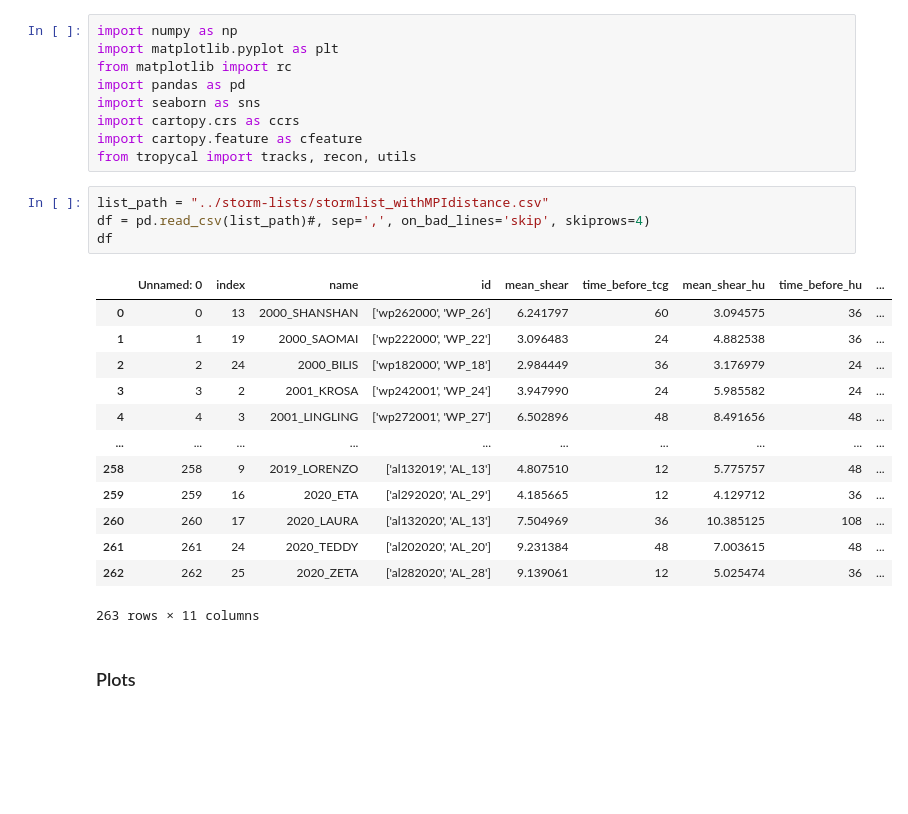
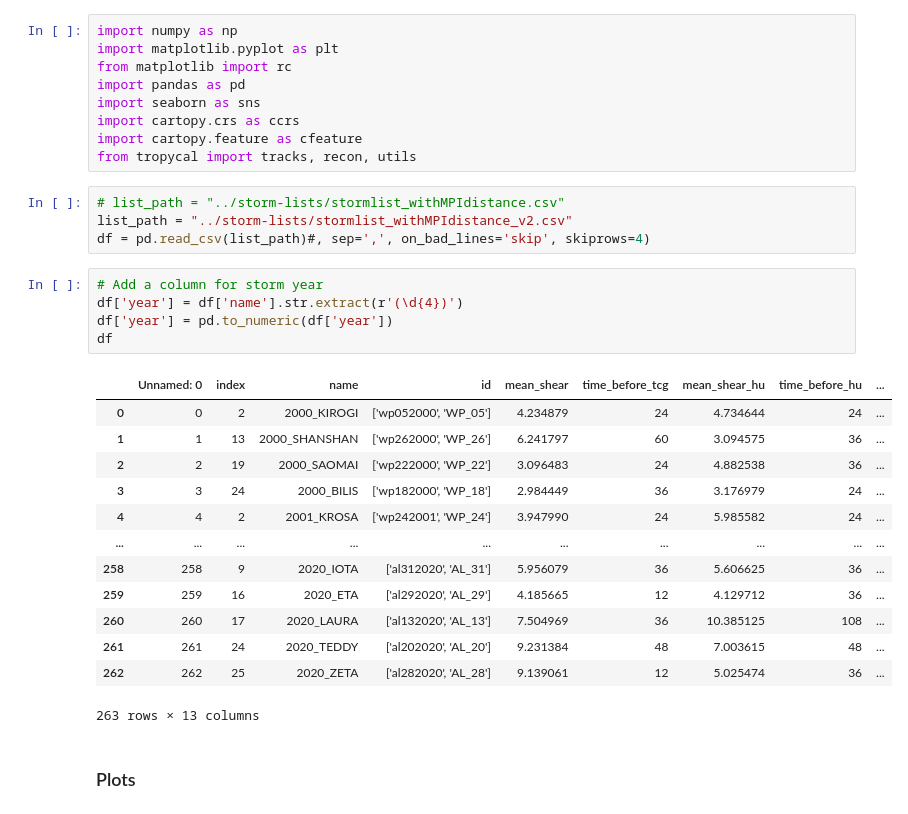
Before and after one commit to jhruppert/tc-crfrad, a Jupyter notebook: analysis/storm_list_hist.ipynb, the cells around one changed output. Drawn from its saved outputs; the diff is of its cells as text; blank space fills up the shorter version.

```diff
--- a/analysis/storm_list_hist.ipynb
+++ b/analysis/storm_list_hist.ipynb
@@ -27,23 +27,28 @@ import cartopy.crs as ccrs
 import cartopy.feature as cfeature
 from tropycal import tracks, recon, utils
 # %%
-list_path = "../storm-lists/stormlist_withMPIdistance.csv"
+# list_path = "../storm-lists/stormlist_withMPIdistance.csv"
+list_path = "../storm-lists/stormlist_withMPIdistance_v2.csv"
 df = pd.read_csv(list_path)#, sep=',', on_bad_lines='skip', skiprows=4)
-df
-# %% [output]
-|  | Unnamed: 0 | index | name | id | mean_shear | time_before_tcg | mean_shear_hu | time_before_hu | ... |
-| 0 | 0 | 13 | 2000_SHANSHAN | ['wp262000', 'WP_26'] | 6.241797 | 60 | 3.094575 | 36 | ... |
-| 1 | 1 | 19 | 2000_SAOMAI | ['wp222000', 'WP_22'] | 3.096483 | 24 | 4.882538 | 36 | ... |
-| 2 | 2 | 24 | 2000_BILIS | ['wp182000', 'WP_18'] | 2.984449 | 36 | 3.176979 | 24 | ... |
-| 3 | 3 | 2 | 2001_KROSA | ['wp242001', 'WP_24'] | 3.947990 | 24 | 5.985582 | 24 | ... |
-| 4 | 4 | 3 | 2001_LINGLING | ['wp272001', 'WP_27'] | 6.502896 | 48 | 8.491656 | 48 | ... |
-| ... | ... | ... | ... | ... | ... | ... | ... | ... | ... |
-| 258 | 258 | 9 | 2019_LORENZO | ['al132019', 'AL_13'] | 4.807510 | 12 | 5.775757 | 48 | ... |
-| 259 | 259 | 16 | 2020_ETA | ['al292020', 'AL_29'] | 4.185665 | 12 | 4.129712 | 36 | ... |
-| 260 | 260 | 17 | 2020_LAURA | ['al132020', 'AL_13'] | 7.504969 | 36 | 10.385125 | 108 | ... |
-| 261 | 261 | 24 | 2020_TEDDY | ['al202020', 'AL_20'] | 9.231384 | 48 | 7.003615 | 48 | ... |
-| 262 | 262 | 25 | 2020_ZETA | ['al282020', 'AL_28'] | 9.139061 | 12 | 5.025474 | 36 | ... |
-263 rows × 11 columns
+# %%
+# Add a column for storm year
+df['year'] = df['name'].str.extract(r'(\d{4})')
+df['year'] = pd.to_numeric(df['year'])
+df
+# %% [output]
+|  | Unnamed: 0 | index | name | id | mean_shear | time_before_tcg | mean_shear_hu | time_before_hu | ... |
+| 0 | 0 | 2 | 2000_KIROGI | ['wp052000', 'WP_05'] | 4.234879 | 24 | 4.734644 | 24 | ... |
+| 1 | 1 | 13 | 2000_SHANSHAN | ['wp262000', 'WP_26'] | 6.241797 | 60 | 3.094575 | 36 | ... |
+| 2 | 2 | 19 | 2000_SAOMAI | ['wp222000', 'WP_22'] | 3.096483 | 24 | 4.882538 | 36 | ... |
+| 3 | 3 | 24 | 2000_BILIS | ['wp182000', 'WP_18'] | 2.984449 | 36 | 3.176979 | 24 | ... |
+| 4 | 4 | 2 | 2001_KROSA | ['wp242001', 'WP_24'] | 3.947990 | 24 | 5.985582 | 24 | ... |
+| ... | ... | ... | ... | ... | ... | ... | ... | ... | ... |
+| 258 | 258 | 9 | 2020_IOTA | ['al312020', 'AL_31'] | 5.956079 | 36 | 5.606625 | 36 | ... |
+| 259 | 259 | 16 | 2020_ETA | ['al292020', 'AL_29'] | 4.185665 | 12 | 4.129712 | 36 | ... |
+| 260 | 260 | 17 | 2020_LAURA | ['al132020', 'AL_13'] | 7.504969 | 36 | 10.385125 | 108 | ... |
+| 261 | 261 | 24 | 2020_TEDDY | ['al202020', 'AL_20'] | 9.231384 | 48 | 7.003615 | 48 | ... |
+| 262 | 262 | 25 | 2020_ZETA | ['al282020', 'AL_28'] | 9.139061 | 12 | 5.025474 | 36 | ... |
+263 rows × 13 columns
 # %% [markdown]
 ### Plots
 # %% [markdown]
```
Also changed, not shown: parts of 6 cells of this notebook, 22 other files.
